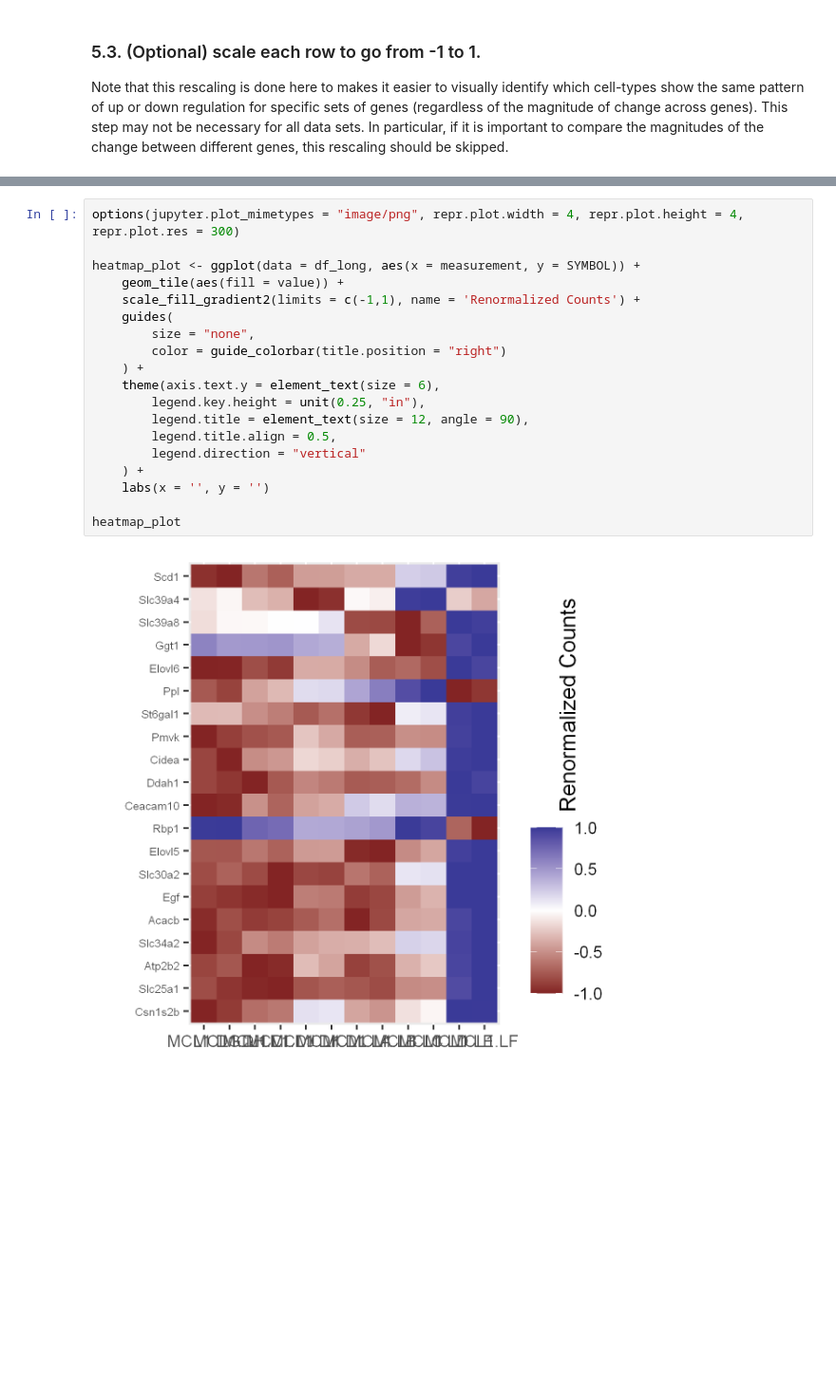
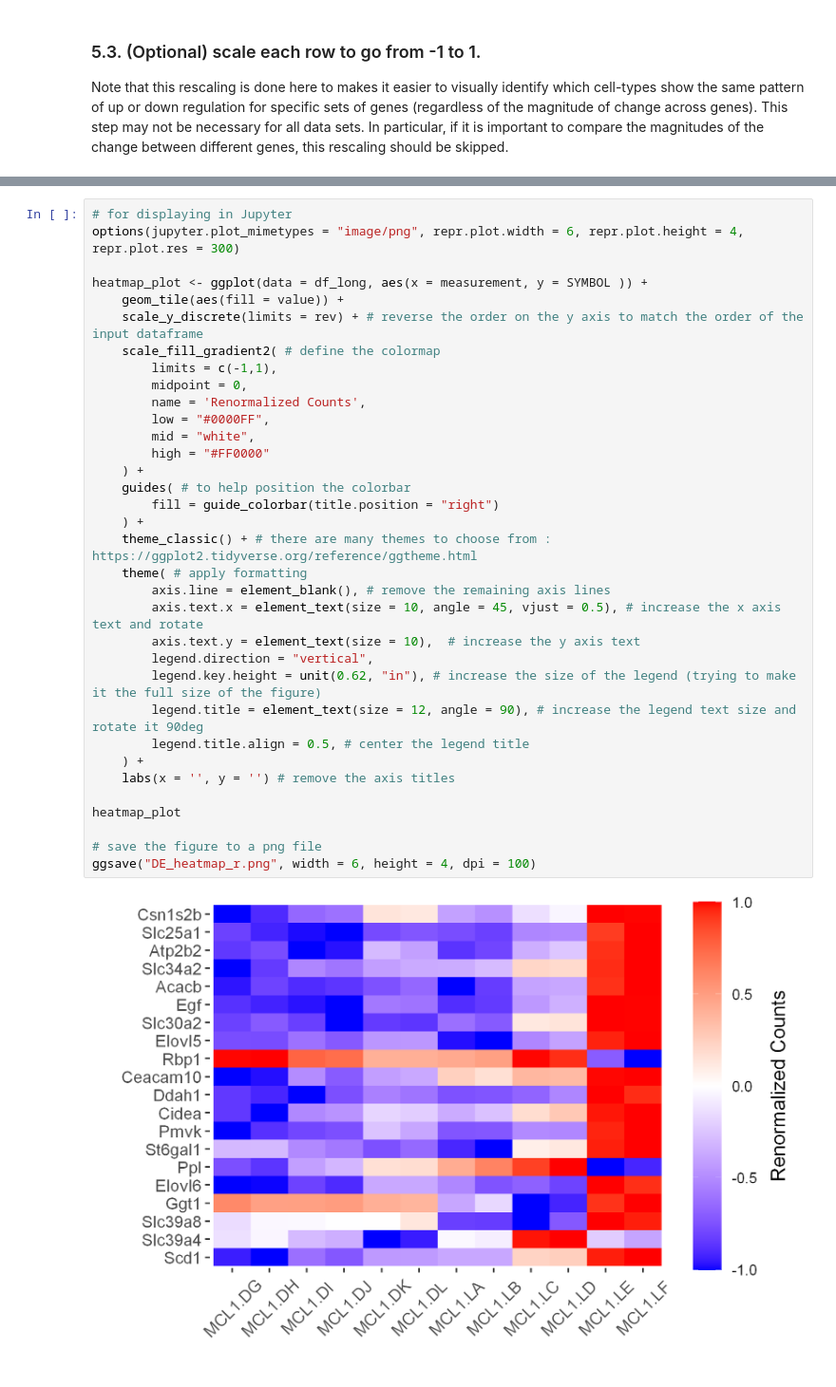
Before and after one commit to ageller/RCS_genomics_visualization, a Jupyter notebook: heatmap_r.ipynb, the cells around one changed output, grey strips where cells are left out. Shown: that part at 95% size. Drawn from its saved outputs; the diff is of its cells as text; blank space fills up the shorter version.

```diff
--- a/heatmap_r.ipynb
+++ b/heatmap_r.ipynb
@@ -278,23 +282,38 @@ unique(as.character(df_long$SYMBOL))
 # %%
-options(jupyter.plot_mimetypes = "image/png", repr.plot.width = 4, repr.plot.height = 4, repr.plot.res = 300)
+# for displaying in Jupyter
+options(jupyter.plot_mimetypes = "image/png", repr.plot.width = 6, repr.plot.height = 4, repr.plot.res = 300)
 
-heatmap_plot <- ggplot(data = df_long, aes(x = measurement, y = SYMBOL)) +
+heatmap_plot <- ggplot(data = df_long, aes(x = measurement, y = SYMBOL )) +
     geom_tile(aes(fill = value)) +
-    scale_fill_gradient2(limits = c(-1,1), name = 'Renormalized Counts') +
-    guides(
-        size = "none",
-        color = guide_colorbar(title.position = "right")
+    scale_y_discrete(limits = rev) + # reverse the order on the y axis to match the order of the input dataframe
+    scale_fill_gradient2( # define the colormap
+        limits = c(-1,1),
+        midpoint = 0,
+        name = 'Renormalized Counts',
+        low = "#0000FF",
+        mid = "white",
+        high = "#FF0000"
     ) +
-    theme(axis.text.y = element_text(size = 6),
-        legend.key.height = unit(0.25, "in"),
-        legend.title = element_text(size = 12, angle = 90),
-        legend.title.align = 0.5,
-        legend.direction = "vertical"
+    guides( # to help position the colorbar
+        fill = guide_colorbar(title.position = "right")
     ) +
-    labs(x = '', y = '')
+    theme_classic() + # there are many themes to choose from : https://ggplot2.tidyverse.org/reference/ggtheme.html
+    theme( # apply formatting
+        axis.line = element_blank(), # remove the remaining axis lines
+        axis.text.x = element_text(size = 10, angle = 45, vjust = 0.5), # increase the x axis text and rotate
+        axis.text.y = element_text(size = 10),  # increase the y axis text
+        legend.direction = "vertical",
+        legend.key.height = unit(0.62, "in"), # increase the size of the legend (trying to make it the full size of the figure)
+        legend.title = element_text(size = 12, angle = 90), # increase the legend text size and rotate it 90deg
+        legend.title.align = 0.5, # center the legend title
+    ) +
+    labs(x = '', y = '') # remove the axis titles
 
 heatmap_plot
+
+# save the figure to a png file
+ggsave("DE_heatmap_r.png", width = 6, height = 4, dpi = 100)
 # %% [output]
-[figure, old version]
+[figure, new version]
 # %% [markdown]
 ## Relevant documentation links:
```
Also changed, not shown: parts of 13 cells of this notebook, 6 other files.
